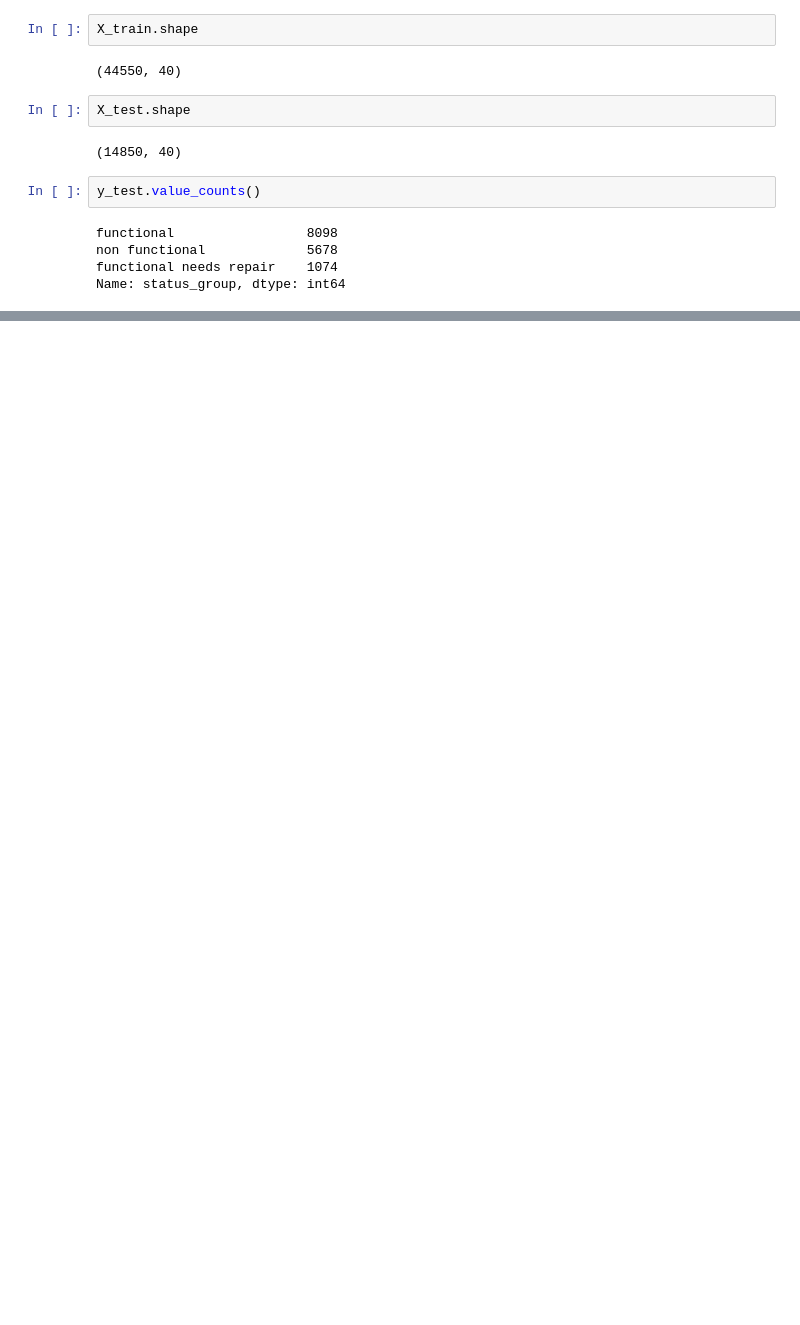
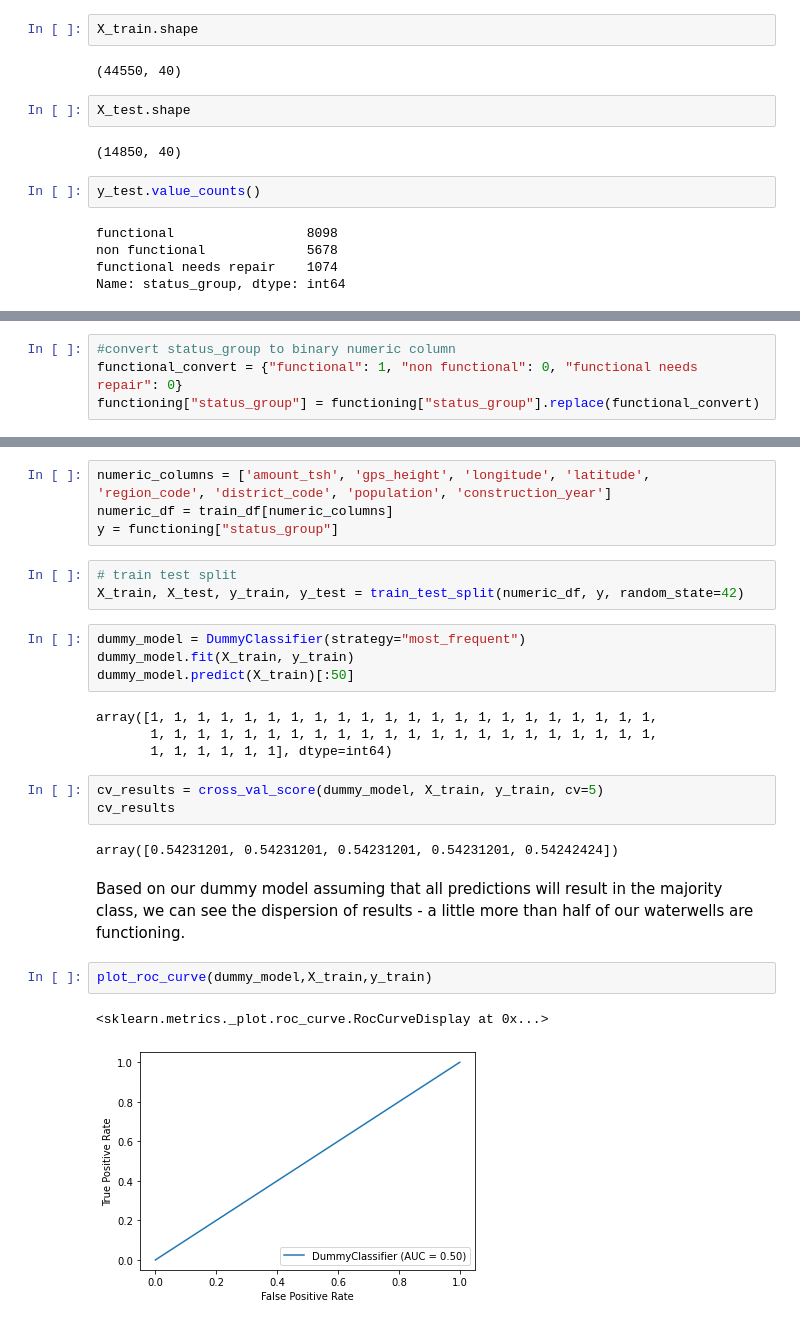
Before and after one commit to ElyLin/WaterWellsProject, a Jupyter notebook: notebooks/Samantha/EDA.ipynb, the cells around one changed output, grey strips where cells are left out. Saved outputs shown, nothing was run; the diff lists cells and outputs as text; blank space fills up the shorter version.

```diff
--- a/notebooks/Samantha/EDA.ipynb
+++ b/notebooks/Samantha/EDA.ipynb
@@ -240,0 +335,4 @@ Name: status_group, dtype: int64
+# %%
+#convert status_group to binary numeric column
+functional_convert = {"functional": 1, "non functional": 0, "functional needs repair": 0}
+functioning["status_group"] = functioning["status_group"].replace(functional_convert)
@@ -240,0 +359,27 @@ Name: status_group, dtype: int64
+# %%
+numeric_columns = ['amount_tsh', 'gps_height', 'longitude', 'latitude', 'region_code', 'district_code', 'population', 'construction_year']
+numeric_df = train_df[numeric_columns]
+y = functioning["status_group"]
+# %%
+# train test split
+X_train, X_test, y_train, y_test = train_test_split(numeric_df, y, random_state=42)
+# %%
+dummy_model = DummyClassifier(strategy="most_frequent")
+dummy_model.fit(X_train, y_train)
+dummy_model.predict(X_train)[:50]
+# %% [output]
+array([1, 1, 1, 1, 1, 1, 1, 1, 1, 1, 1, 1, 1, 1, 1, 1, 1, 1, 1, 1, 1, 1,
+       1, 1, 1, 1, 1, 1, 1, 1, 1, 1, 1, 1, 1, 1, 1, 1, 1, 1, 1, 1, 1, 1,
+       1, 1, 1, 1, 1, 1], dtype=int64)
+# %%
+cv_results = cross_val_score(dummy_model, X_train, y_train, cv=5)
+cv_results
+# %% [output]
+array([0.54231201, 0.54231201, 0.54231201, 0.54231201, 0.54242424])
+# %% [markdown]
+Based on our dummy model assuming that all predictions will result in the majority class, we can see the dispersion of results - a little more than half of our waterwells are functioning.
+# %%
+plot_roc_curve(dummy_model,X_train,y_train)
+# %% [output]
+<sklearn.metrics._plot.roc_curve.RocCurveDisplay at 0x...>
+[figure, added]
```
Also changed, not shown: parts of 44 cells of this notebook.
